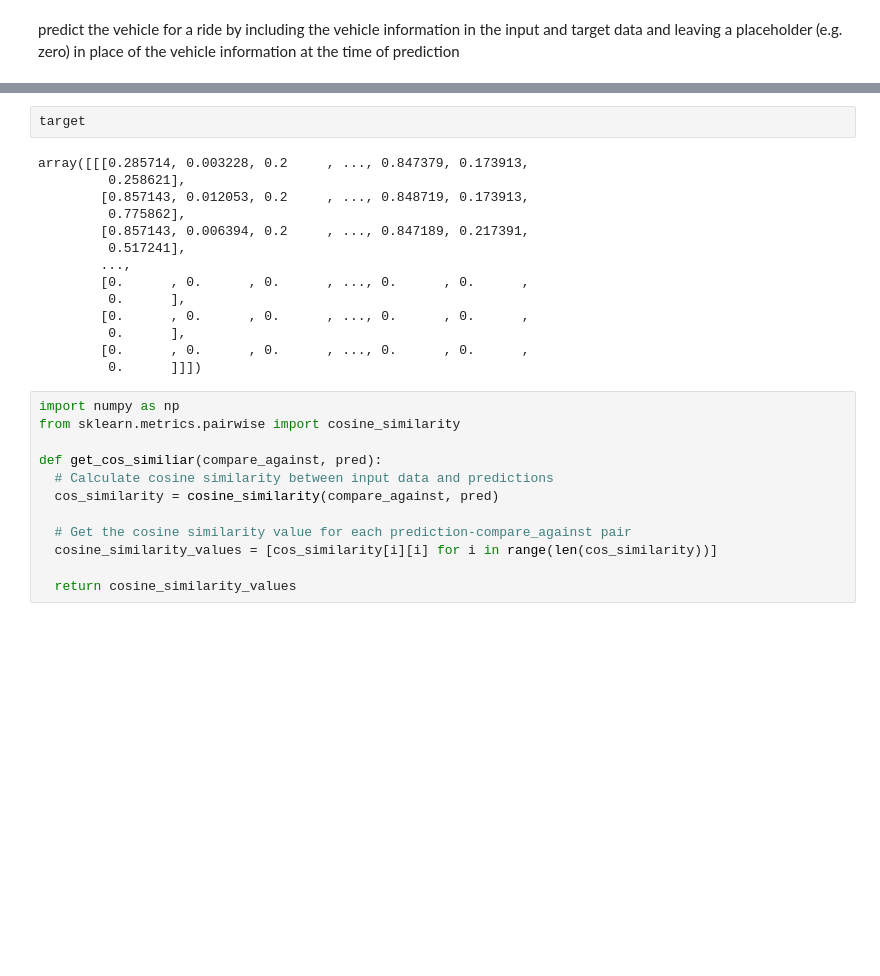
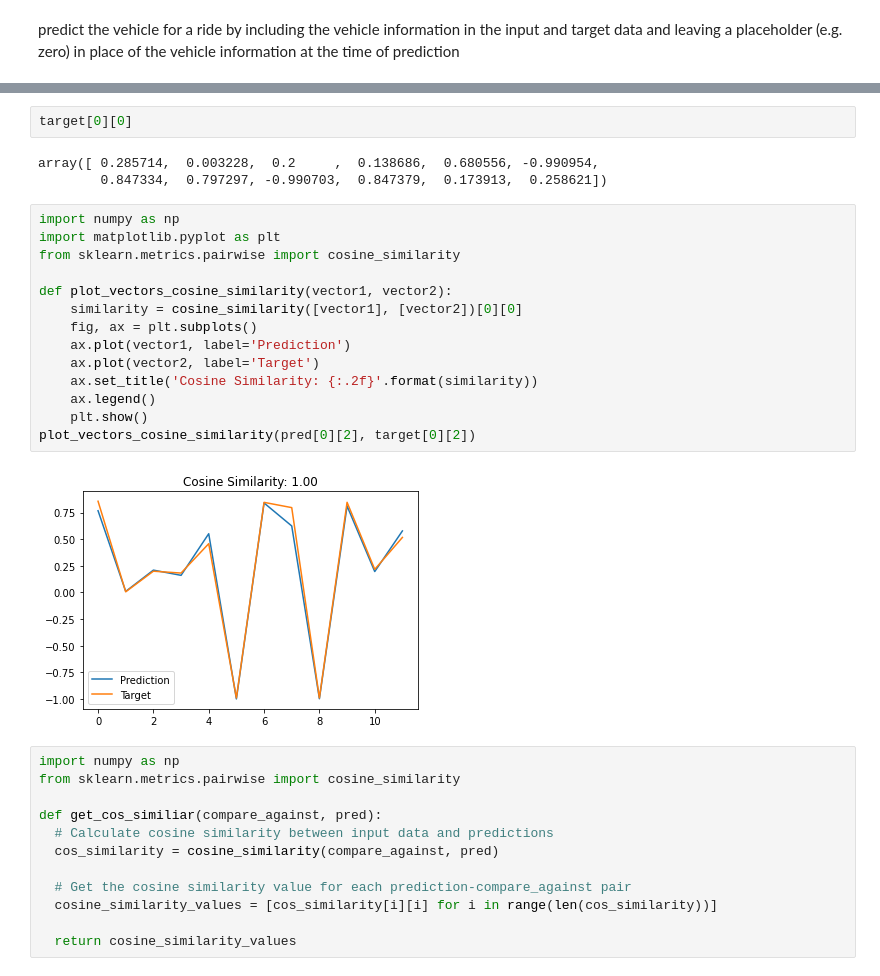
Before and after one commit to GarettGazay/ai_projects, a Jupyter notebook: RBSeq2Seq.ipynb, the cells around one changed output, grey strips where cells are left out. Cells and saved outputs as stored; diff of their text form; blank space fills up the shorter version.

```diff
--- a/RBSeq2Seq.ipynb
+++ b/RBSeq2Seq.ipynb
@@ -441,20 +415,25 @@ array([ 0.339028,  0.025139,  0.140312,  0.125687,  0.704658, -1.007421,
       dtype=float32)
 # %%
-target
+target[0][0]
 # %% [output]
-array([[[0.285714, 0.003228, 0.2     , ..., 0.847379, 0.173913,
-         0.258621],
-        [0.857143, 0.012053, 0.2     , ..., 0.848719, 0.173913,
-         0.775862],
-        [0.857143, 0.006394, 0.2     , ..., 0.847189, 0.217391,
-         0.517241],
-        ...,
-        [0.      , 0.      , 0.      , ..., 0.      , 0.      ,
-         0.      ],
-        [0.      , 0.      , 0.      , ..., 0.      , 0.      ,
-         0.      ],
-        [0.      , 0.      , 0.      , ..., 0.      , 0.      ,
-         0.      ]]])
+array([ 0.285714,  0.003228,  0.2     ,  0.138686,  0.680556, -0.990954,
+        0.847334,  0.797297, -0.990703,  0.847379,  0.173913,  0.258621])
+# %%
+import numpy as np
+import matplotlib.pyplot as plt
+from sklearn.metrics.pairwise import cosine_similarity
+
+def plot_vectors_cosine_similarity(vector1, vector2):
+    similarity = cosine_similarity([vector1], [vector2])[0][0]
+    fig, ax = plt.subplots()
+    ax.plot(vector1, label='Prediction')
+    ax.plot(vector2, label='Target')
+    ax.set_title('Cosine Similarity: {:.2f}'.format(similarity))
+    ax.legend()
+    plt.show()
+plot_vectors_cosine_similarity(pred[0][2], target[0][2])
+# %% [output]
+[figure, added]
 # %%
 import numpy as np
 from sklearn.metrics.pairwise import cosine_similarity
```
Also changed, not shown: parts of 57 cells of this notebook.
